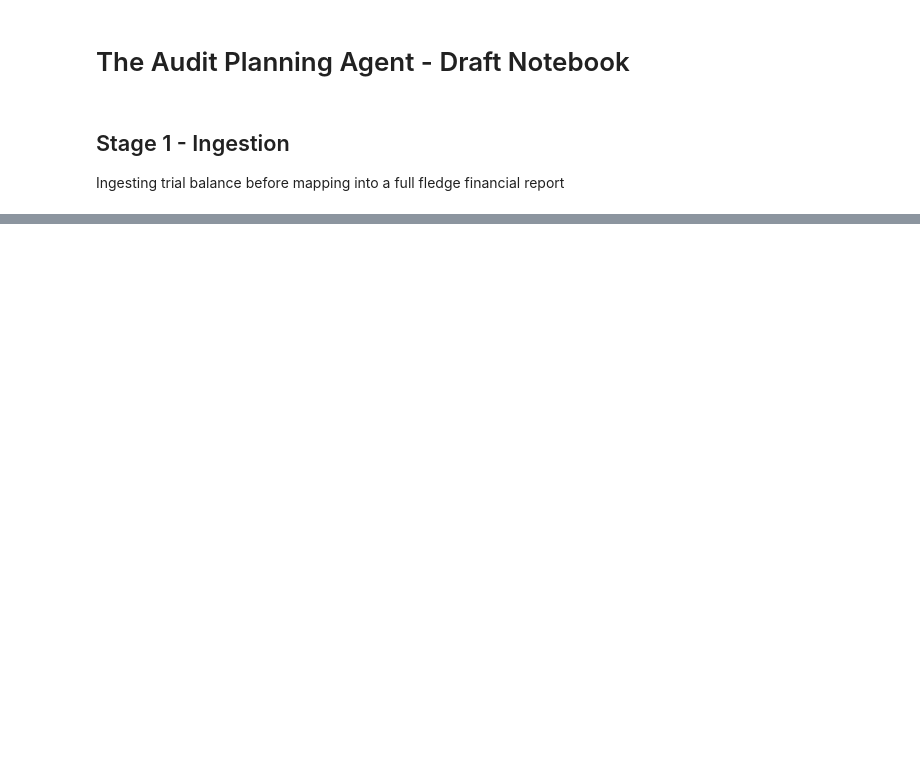
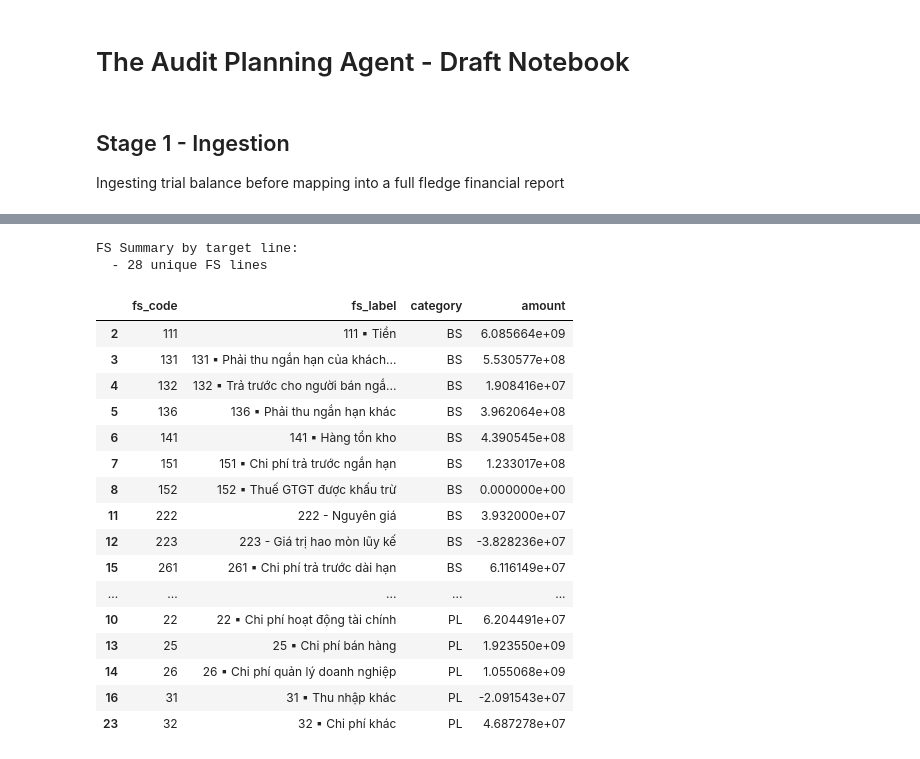
Before and after one commit to lehai0609/Planning_Agent_NDD, a Jupyter notebook: notebooks/draft.ipynb, the cells around one changed output, grey strips where cells are left out. Drawn from its saved outputs; the diff is of its cells as text; code cells hidden in the pictures; blank space fills up the shorter version.

Commit message:
Done mapping

```diff
--- a/notebooks/draft.ipynb
+++ b/notebooks/draft.ipynb
@@ -237,0 +116,14 @@ print(f"Income statement pivot exported to {income_statement_output_path}")
+# %%
+# Build lookup dictionaries for each hierarchy level
+sub_level_map: Dict[str, List[Dict[str, Any]]] = account_mappings.get("sub_level", {})
+second_level_map: Dict[str, List[Dict[str, Any]]] = account_mappings.get(
+    "second_level", {}
+)
+first_level_map: Dict[str, List[Dict[str, Any]]] = account_mappings.get(
+    "first_level", {}
+)
+
+print(f"Mapping dictionaries loaded:")
+print(f"  - Sub-level: {len(sub_level_map)} entries")
+print(f"  - Second-level: {len(second_level_map)} entries")
+print(f"  - First-level: {len(first_level_map)} entries")
@@ -237,0 +135,16 @@ print(f"Income statement pivot exported to {income_statement_output_path}")
+# %%
+# Identify leaf accounts (accounts with no children in the TB)
+# A leaf account is one where no other account_code_str is longer and starts with it
+tb["is_leaf"] = False
+
+for idx, row in tb.iterrows():
+    account_code = row["account_code_str"]
+    # Check if any other account is longer and starts with this account code
+    longer_accounts = tb["account_code_str"].str.len() > len(account_code)
+    starts_with = tb["account_code_str"].str.startswith(account_code)
+    has_children = (longer_accounts & starts_with).any()
+    tb.loc[idx, "is_leaf"] = not has_children
+
+leaf_accounts = tb[tb["is_leaf"]].copy()
+print(f"\nIdentified {len(leaf_accounts)} leaf accounts out of {len(tb)} total accounts")
+display(leaf_accounts[["account_code_str", "Description", "Category", "amount"]].head(10))
@@ -237,0 +292,33 @@ print(f"Income statement pivot exported to {income_statement_output_path}")
+# %%
+# Stage 3 - Aggregated Outputs
+# Aggregate by FS target (for financial statement lines)
+fs_summary = (
+    mapped_df[mapped_df["mapped"]]
+    .groupby(["fs_code", "fs_label", "category"], as_index=False)
+    .agg({"amount": "sum"})
+    .sort_values(["category", "fs_code"])
+)
+
+print(f"\nFS Summary by target line:")
+print(f"  - {len(fs_summary)} unique FS lines")
+display(fs_summary.head(20))
+# %% [output]
+FS Summary by target line:
+  - 28 unique FS lines
+|  | fs_code | fs_label | category | amount |
+| 2 | 111 | 111 ▪ Tiền | BS | 6.085664e+09 |
+| 3 | 131 | 131 ▪ Phải thu ngắn hạn của khách... | BS | 5.530577e+08 |
+| 4 | 132 | 132 ▪ Trả trước cho người bán ngắ... | BS | 1.908416e+07 |
+| 5 | 136 | 136 ▪ Phải thu ngắn hạn khác | BS | 3.962064e+08 |
+| 6 | 141 | 141 ▪ Hàng tồn kho | BS | 4.390545e+08 |
+| 7 | 151 | 151 ▪ Chi phí trả trước ngắn hạn | BS | 1.233017e+08 |
+| 8 | 152 | 152 ▪ Thuế GTGT được khấu trừ | BS | 0.000000e+00 |
+| 11 | 222 | 222 - Nguyên giá | BS | 3.932000e+07 |
+| 12 | 223 | 223 - Giá trị hao mòn lũy kế | BS | -3.828236e+07 |
+| 15 | 261 | 261 ▪ Chi phí trả trước dài hạn | BS | 6.116149e+07 |
+| ... | ... | ... | ... | ... |
+| 10 | 22 | 22 ▪ Chi phí hoạt động tài chính | PL | 6.204491e+07 |
+| 13 | 25 | 25 ▪ Chi phí bán hàng | PL | 1.923550e+09 |
+| 14 | 26 | 26 ▪ Chi phí quản lý doanh nghiệp | PL | 1.055068e+09 |
+| 16 | 31 | 31 ▪ Thu nhập khác | PL | -2.091543e+07 |
+| 23 | 32 | 32 ▪ Chi phí khác | PL | 4.687278e+07 |
```
Also changed, not shown: parts of 25 cells of this notebook, 19 other files.
